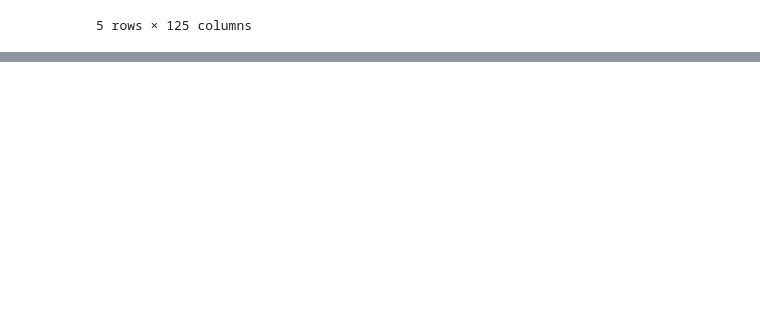
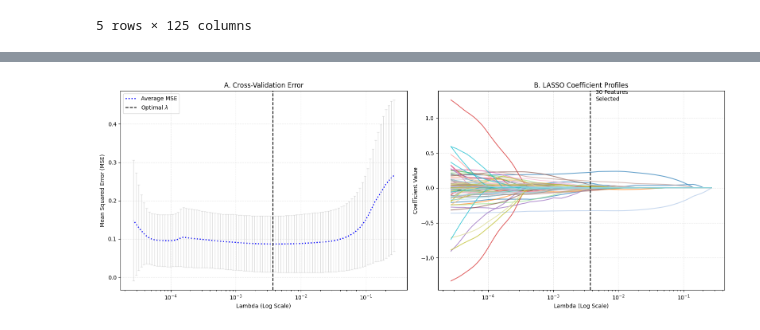
Before and after one commit to abbyyfowlerr/ml_project, a Jupyter notebook: feature_analysis.ipynb, the cells around one changed output, grey strips where cells are left out. Saved outputs shown, nothing was run; the diff lists cells and outputs as text; code cells hidden in the pictures; blank space fills up the shorter version.

Commit message:
new code for figures

```diff
--- a/feature_analysis.ipynb
+++ b/feature_analysis.ipynb
@@ -36,0 +18,9 @@ plt.show()
+# %%
+df["label"] = df["ID"].apply(lambda x: 0 if "benign" in x.lower() else 1)
+
+# Remove diagnostic columns-Radiomics generates many "diagnostics_" columns that contain metadata, not features
+df = df.loc[:, ~df.columns.str.startswith("diagnostics_")]
+
+# Prepare X and y
+y = df["label"] # target variable x and y
+X = df.drop(columns=["ID", "label"]) # all radiomics features.
@@ -36,0 +120,80 @@ plt.show()
+# %%
+import pandas as pd
+import numpy as np
+import matplotlib.pyplot as plt
+from sklearn.preprocessing import StandardScaler
+from sklearn.linear_model import LassoCV, lasso_path
+
+X_numeric = X.select_dtypes(include=[np.number])
+
+# Standardize (Crucial for LASSO)
+scaler = StandardScaler()
+X_scaled = scaler.fit_transform(X_numeric)
+
+# ---------------------------------------------------------
+# 2. CALCULATE LASSO PATH (Right Plot Data)
+# ---------------------------------------------------------
+print("Computing LASSO path...")
+# This calculates the coefficients for a wide range of alphas
+alphas_path, coefs_path, _ = lasso_path(X_scaled, y, eps=0.0001, n_alphas=100)
+
+# ---------------------------------------------------------
+# 3. RUN CROSS-VALIDATION (Left Plot Data)
+# ---------------------------------------------------------
+print("Running Cross-Validation to find optimal alpha...")
+# We use 10-fold CV to match the style of your screenshot
+model = LassoCV(cv=10, eps=0.0001, random_state=42, max_iter=10000).fit(X_scaled, y)
+
+# Get the MSE (Mean Squared Error) for each alpha
+mse_mean = np.mean(model.mse_path_, axis=1)
+mse_std = np.std(model.mse_path_, axis=1)
+
+# Optimal Alpha (The dashed line)
+optimal_alpha = model.alpha_
+print(f"Optimal Alpha (Lambda): {optimal_alpha}")
+print(f"Features selected: {np.sum(model.coef_ != 0)}")
+
+# ---------------------------------------------------------
+# 4. PLOTTING
+# ---------------------------------------------------------
+fig, ax = plt.subplots(1, 2, figsize=(16, 6))
+
+# --- PLOT A: Cross-Validation Error (Left) ---
+# We plot log(alpha) on X axis
+ax[0].semilogx(model.alphas_, mse_mean, linestyle=':', color='blue', linewidth=2, label='Average MSE')
+
+# Add error bars (vertical lines) similar to the screenshot
+ax[0].errorbar(model.alphas_, mse_mean, yerr=mse_std, fmt='none', ecolor='#BBBBBB', elinewidth=1, capsize=2, alpha=0.5)
+
+# Vertical line for optimal alpha
+ax[0].axvline(optimal_alpha, linestyle='--', color='black', label='Optimal $\lambda$')
+
+ax[0].set_xlabel('Lambda (Log Scale)')
+ax[0].set_ylabel('Mean Squared Error (MSE)')
+ax[0].set_title('A. Cross-Validation Error')
+ax[0].legend()
+ax[0].grid(True, linestyle='--', alpha=0.3)
+
+
+# --- PLOT B: Coefficient Profiles (Right) ---
+# Each line is one feature
+colors = plt.cm.tab20(np.linspace(0, 1, len(X_numeric.columns)))
+
+for i in range(coefs_path.shape[0]):
+    ax[1].semilogx(alphas_path, coefs_path[i, :], color=colors[i], linewidth=1.5, alpha=0.7)
+
+# Vertical line for optimal alpha
+ax[1].axvline(optimal_alpha, linestyle='--', color='black', label='Optimal $\lambda$')
+
+ax[1].set_xlabel('Lambda (Log Scale)')
+ax[1].set_ylabel('Coefficient Value')
+ax[1].set_title('B. LASSO Coefficient Profiles')
+ax[1].grid(True, linestyle='--', alpha=0.3)
+
+# Optional: Add text showing how many features survive at the line
+n_features = np.sum(model.coef_ != 0)
+ax[1].text(optimal_alpha * 1.2, ax[1].get_ylim()[1]*0.9, f'{n_features} Features\nSelected', fontsize=10)
+
+plt.tight_layout()
+plt.show()
+# %% [output]
@@ -36,0 +204 @@ plt.show()
+[figure, added]
```
Also changed, not shown: parts of 6 cells of this notebook, 1 other file.
